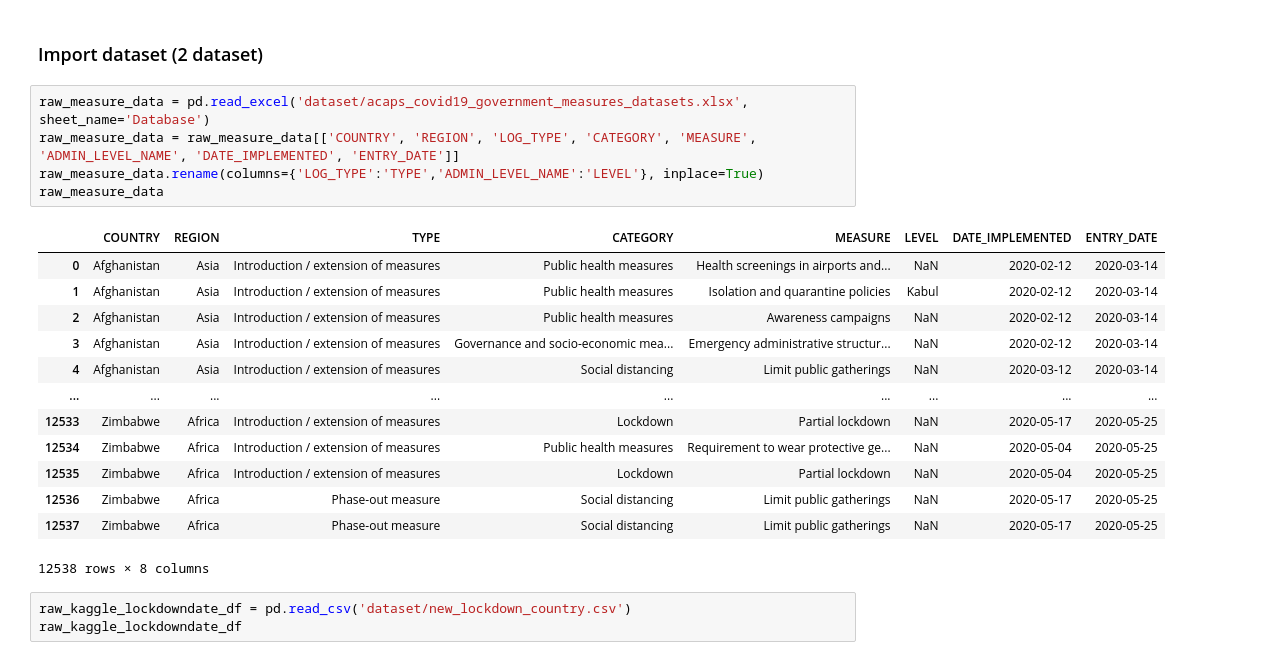
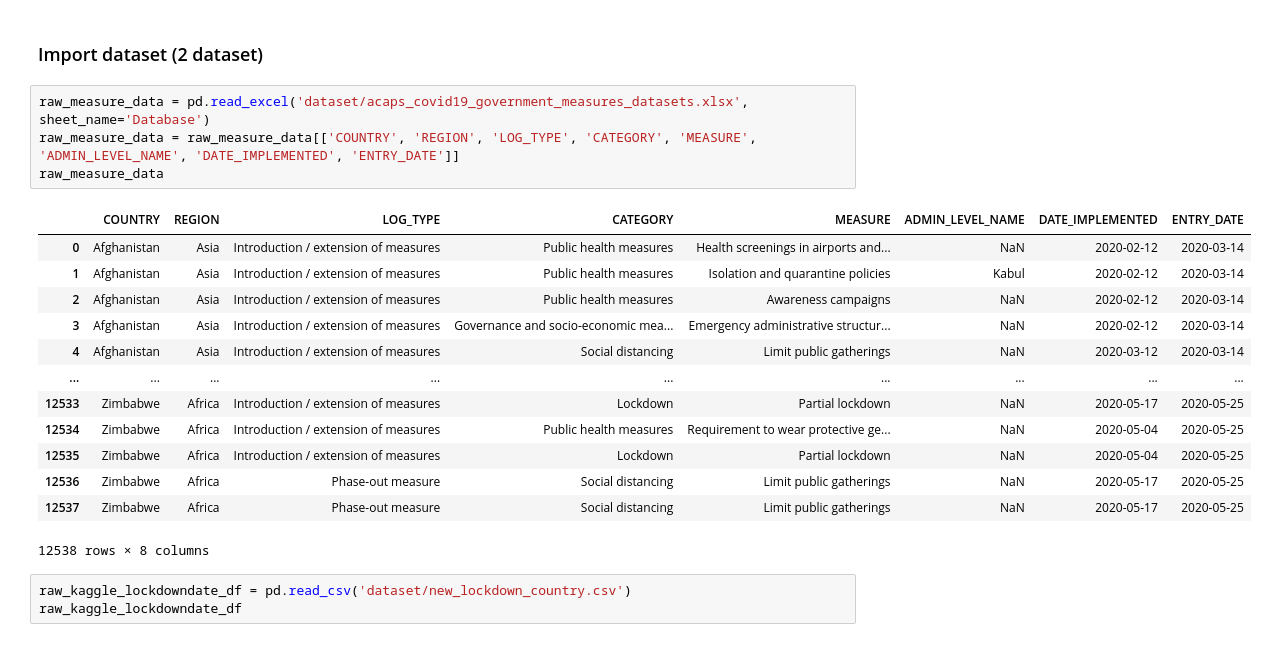
Before and after one commit to nonna4822/measures-and-the-spreading-of-covid19, a Jupyter notebook: source/data engineering/preprocessing_all_dataset_to_sql.ipynb, the cells around one changed output. Drawn from its saved outputs; the diff is of its cells as text.

```diff
--- a/source/data engineering/preprocessing_all_dataset_to_sql.ipynb
+++ b/source/data engineering/preprocessing_all_dataset_to_sql.ipynb
@@ -509,10 +509,9 @@ confirmed_df
 # %%
 raw_measure_data = pd.read_excel('dataset/acaps_covid19_government_measures_datasets.xlsx', sheet_name='Database')
 raw_measure_data = raw_measure_data[['COUNTRY', 'REGION', 'LOG_TYPE', 'CATEGORY', 'MEASURE', 'ADMIN_LEVEL_NAME', 'DATE_IMPLEMENTED', 'ENTRY_DATE']]
-raw_measure_data.rename(columns={'LOG_TYPE':'TYPE','ADMIN_LEVEL_NAME':'LEVEL'}, inplace=True)
 raw_measure_data
 # %% [output]
-|  | COUNTRY | REGION | TYPE | CATEGORY | MEASURE | LEVEL | DATE_IMPLEMENTED | ENTRY_DATE |
+|  | COUNTRY | REGION | LOG_TYPE | CATEGORY | MEASURE | ADMIN_LEVEL_NAME | DATE_IMPLEMENTED | ENTRY_DATE |
 | 0 | Afghanistan | Asia | Introduction / extension of measures | Public health measures | Health screenings in airports and... | NaN | 2020-02-12 | 2020-03-14 |
 | 1 | Afghanistan | Asia | Introduction / extension of measures | Public health measures | Isolation and quarantine policies | Kabul | 2020-02-12 | 2020-03-14 |
 | 2 | Afghanistan | Asia | Introduction / extension of measures | Public health measures | Awareness campaigns | NaN | 2020-02-12 | 2020-03-14 |
```
Also changed, not shown: parts of 30 cells of this notebook.
